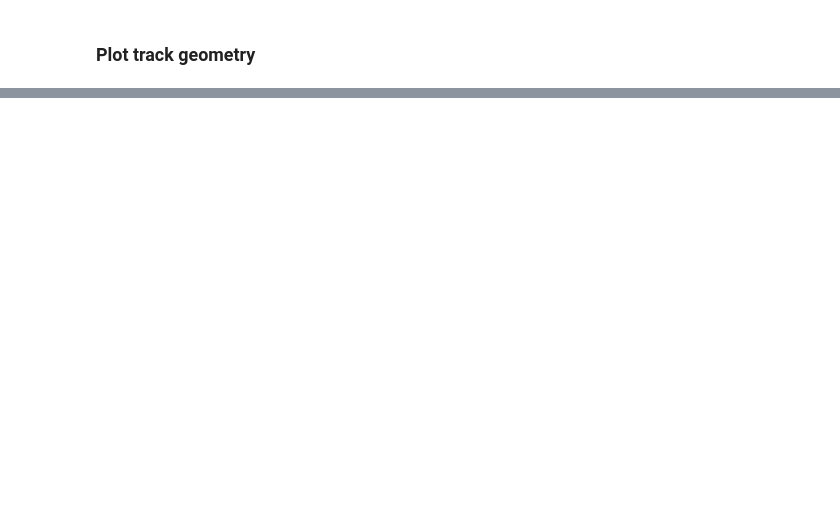
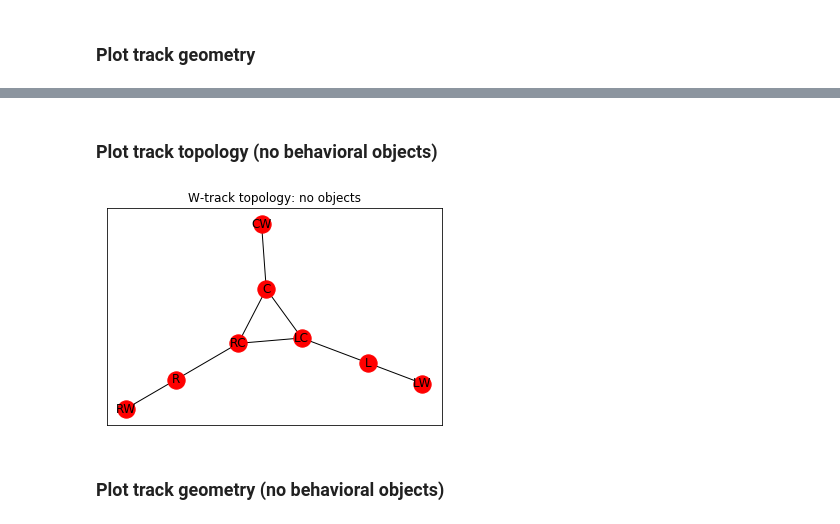
Before and after one commit to LorenFrankLab/franklab-nwb, a Jupyter notebook: behavioral_graph.ipynb, the cells around one changed output, grey strips where cells are left out. Saved outputs shown, nothing was run; the diff lists cells and outputs as text; code cells hidden in the pictures; blank space fills up the shorter version.

```diff
--- a/behavioral_graph.ipynb
+++ b/behavioral_graph.ipynb
@@ -94,0 +103,5 @@ plt.ylabel('y pos (meters)')
+# %%
+H = nx.convert_node_labels_to_integers(G)
+print("Note that we have lost information about the geometry of the points and paths!")
+print("These data were in the behavioral objects...\n")
+list(H.nodes.data())
@@ -94,0 +121,15 @@ plt.ylabel('y pos (meters)')
+# %%
+name_list = [e[1] for e in list(H.nodes.data('name'))]  # list of names of each node, in index order
+
+# For path objects, store the [(x1, y1), (x2, y2)] of the segment start and end points
+for path in all_paths:
+    idx = name_list.index(path.name)
+    H.nodes[idx]['segment'] = path.segment
+
+# For point objects, store the (x, y) coordinate of the point
+for pt in all_points:
+    idx = name_list.index(pt.name)
+    H.nodes[idx]['coord'] = (pt.x, pt.y)
+
+print("Now we have the geometry metadata in the graph attributes: \n")
+list(H.nodes.data())
@@ -94,0 +146,12 @@ plt.ylabel('y pos (meters)')
+# %% [markdown]
+### Plot track topology (no behavioral objects)
+# %%
+ax = plt.subplot(111)
+ax.axes.get_xaxis().set_visible(False)
+ax.axes.get_yaxis().set_visible(False)
+plt.title("W-track topology: no objects")
+nx.draw_networkx(H, labels=dict(H.nodes.data('name')), fontsize=6)
+# %% [output]
+[figure, added]
+# %% [markdown]
+### Plot track geometry (no behavioral objects)
```
Also changed, not shown: parts of 14 cells of this notebook.
